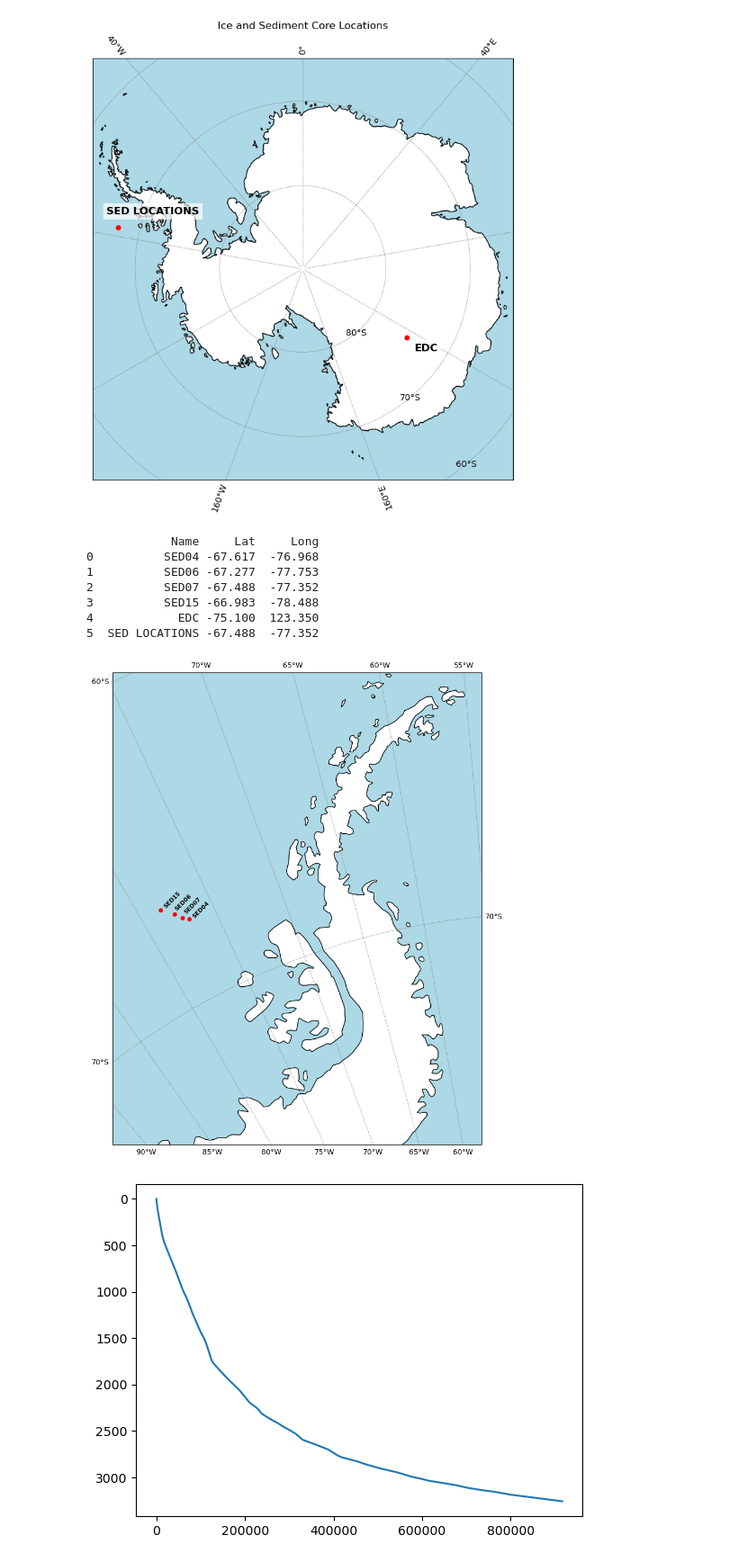
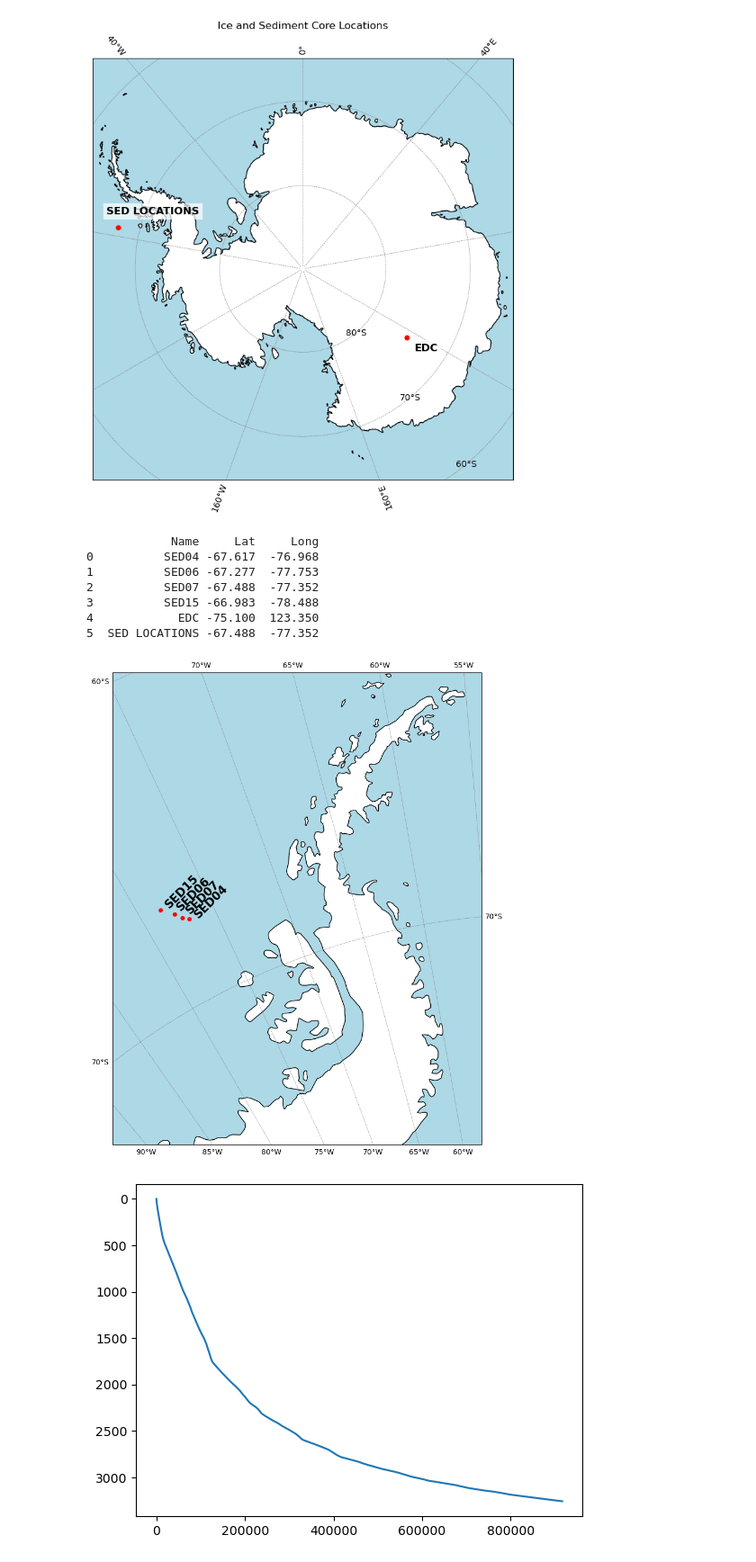
Before and after one commit to qmackay/BICC, a Jupyter notebook: Paleochrono/SedProject/plots.ipynb, the cells around one changed output. Shown at 90% size. Cells and saved outputs as stored; diff of their text form; code cells hidden in the pictures.

```diff
--- a/Paleochrono/SedProject/plots.ipynb
+++ b/Paleochrono/SedProject/plots.ipynb
@@ -139,38 +139,38 @@ def plot_antarctica():
 
     for i in range(0,4): #pulling lat long data
         lat = lat_long["Lat"][i]
         lon = lat_long["Long"][i]
         ax.plot(lon, lat, marker='o', ms=5, color='red', transform=ccrs.PlateCarree())  # Red dot at lat/lon
         i+=1
 
     u = 0
-    ax.text(lat_long['Long'][u]+0.2, lat_long['Lat'][u]+0, lat_long["Name"][u], transform=ccrs.PlateCarree(), fontsize=8, color='black',
+    ax.text(lat_long['Long'][u]+0.2, lat_long['Lat'][u]+0, lat_long["Name"][u], transform=ccrs.PlateCarree(), fontsize=14.5, color='black',
         weight='bold', rotation=45)
     u+=1
-    ax.text(lat_long['Long'][u]+0.1, lat_long['Lat'][u]+0.1, lat_long["Name"][u], transform=ccrs.PlateCarree(), fontsize=8, color='black',
+    ax.text(lat_long['Long'][u]+0.1, lat_long['Lat'][u]+0.1, lat_long["Name"][u], transform=ccrs.PlateCarree(), fontsize=14.5, color='black',
         weight='bold', rotation=45)
     u+=1
-    ax.text(lat_long['Long'][u]+0.2, lat_long['Lat'][u]+0.1, lat_long["Name"][u], transform=ccrs.PlateCarree(), fontsize=8, color='black',
+    ax.text(lat_long['Long'][u]+0.2, lat_long['Lat'][u]+0.1, lat_long["Name"][u], transform=ccrs.PlateCarree(), fontsize=14.5, color='black',
         weight='bold', rotation=45)
     u+=1
-    ax.text(lat_long['Long'][u]+0.20, lat_long['Lat'][u]+0.03, lat_long["Name"][u], transform=ccrs.PlateCarree(), fontsize=8, color='black',
+    ax.text(lat_long['Long'][u]+0.20, lat_long['Lat'][u]+0.03, lat_long["Name"][u], transform=ccrs.PlateCarree(), fontsize=14.5, color='black',
         weight='bold', rotation=45)
 
     plt.tight_layout()
 
 # Run the function to display the map
 plot_antarctica()
 
 plt.savefig("E:/GitHub/BICC/Paleochrono/SedProject/Figs/Antarctica_peninsula_map.png", dpi=300)
 # %% [output]
             Name     Lat     Long
 0          SED04 -67.617  -76.968
 1          SED06 -67.277  -77.753
 2          SED07 -67.488  -77.352
 3          SED15 -66.983  -78.488
 4            EDC -75.100  123.350
 5  SED LOCATIONS -67.488  -77.352
-[figure, old version]
+[figure, new version]
 # %%
 # EDC Ice Age Plot
 
```
Also changed, not shown: 2 other files.
